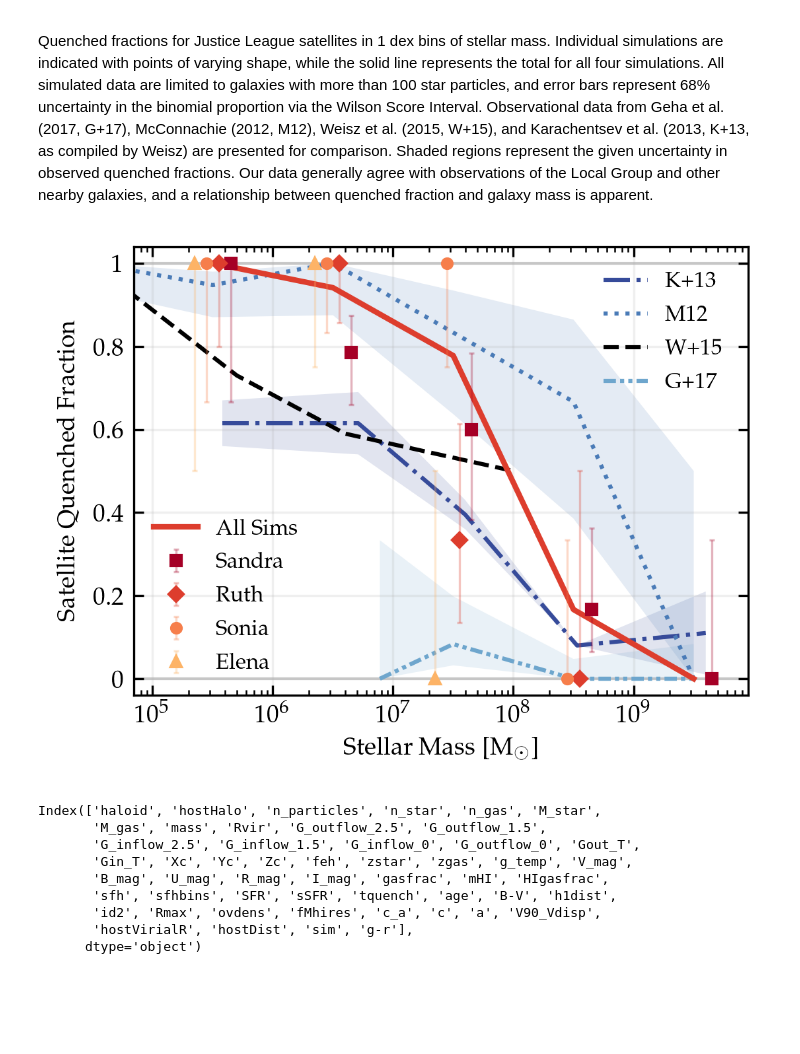
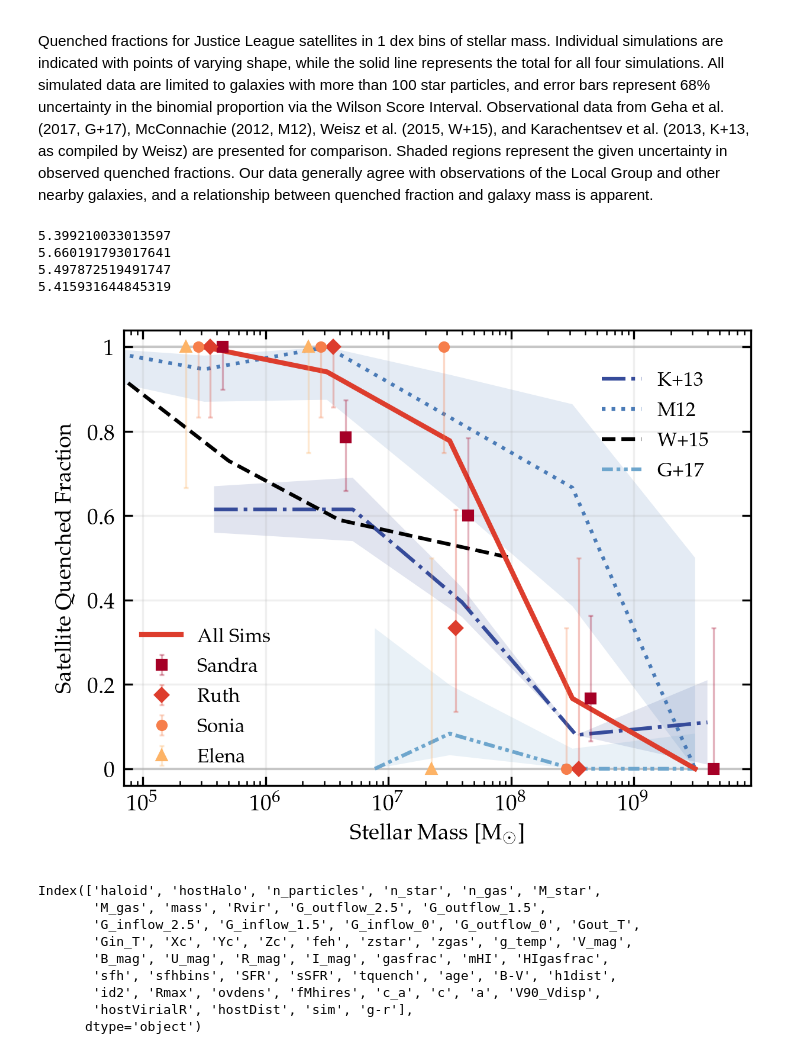
Before and after one commit to hollisakins/Justice_League_Code, a Jupyter notebook: Analysis/QuenchedFractions/QuenchedFractions_F19.ipynb, the cells around one changed output. Cells and saved outputs as stored; diff of their text form; code cells hidden in the pictures; blank space fills up the shorter version.

```diff
--- a/Analysis/QuenchedFractions/QuenchedFractions_F19.ipynb
+++ b/Analysis/QuenchedFractions/QuenchedFractions_F19.ipynb
@@ -11,6 +11,7 @@ from scipy.stats import binned_statistic
 # we set the global matplotlib parameters so the fonts are all consistent and serif
 mpl.rc('font',**{'family':'serif','monospace':['Palatino']})
 mpl.rc('text', usetex=True)
+mpl.rcParams['figure.constrained_layout.use'] = True
 mpl.rcParams.update({'font.size': 9})
 # %% [markdown]
 ## Setup
@@ -147,7 +133,7 @@ obs_labels.append('G+17')
 # Now, plot the QFs for the individual simulations
 for name,label,color,mark,off in zip(['h148','h229','h242','h329'],['Sandra','Ruth','Sonia','Elena'],colors,['s','D','o','^'],offsets):
     data = read_file(name)
-    data = data[data['n_star']>100]
+    data = data[data['n_star']>50]
 
     # load in distance to nearest host
     dist, vir = distance_to_nearest_host(data)
@@ -158,7 +144,9 @@ for name,label,color,mark,off in zip(['h148','h229','h242','h329'],['Sandra','Ru
     q = quenched(data)[dist!=0]
     dist = dist[dist!=0]
 
-    bin_edges = np.arange(3,11)
+    print(np.min(mass))
+
+    bin_edges = np.arange(5,11)
     y2, binEdges2 = np.histogram(mass,bins=bin_edges)
     bincenters2 = 0.5*(binEdges2[1:]+binEdges2[:-1])
     y1, binEdges1 = np.histogram(mass[q],bins=bin_edges)
@@ -187,35 +175,39 @@ for name,label,color,mark,off in zip(['h148','h229','h242','h329'],['Sandra','Ru
     [cap.set_alpha(0.3) for cap in caps]
 
     sim_plots.append(mpl.container.ErrorbarContainer((markers, caps, bars), has_yerr=True))
     sim_labels.append(label)
 
 
 ax.plot([1e3,1e12],[0,0],linestyle='-',color='k',linewidth=1,zorder=0,alpha=0.2)
 ax.plot([1e3,1e12],[1,1],linestyle='-',color='k',linewidth=1,zorder=0,alpha=0.2)
 
 # labels and limits
 ax.set_xlabel('Stellar Mass [$\mathrm{M}_{\odot}$]')
 ax.set_ylabel('Satellite Quenched Fraction')
 ax.set_ylim(-0.04,1.04)
 ax.set_xlim(7e4,9e9)
 ax.grid(alpha=0.2)
 
 # legend and ticks
 leg1 = ax.legend(sim_plots, sim_labels, prop={'size':8},frameon=False, loc='lower left')
 leg2 = ax.legend(obs_plots, obs_labels, prop={'size':8},frameon=False, loc=(0.75,0.65))
 ax.add_artist(leg1)
 
 ax.semilogx()
 ax.tick_params(direction='in',which='both')
 ax.yaxis.set_ticks_position('both')
 ax.xaxis.set_ticks_position('both')
 ax.set_yticklabels([None,0,0.2,0.4,0.6,0.8,1])
 
 # save and show
-# plt.savefig('QF_F19.png',dpi=300)
+plt.savefig('QF_S20.png',dpi=300)
 plt.show()
 # %% [output]
+5.399210033013597
+5.660191793017641
+5.497872519491747
+5.415931644845319
-[figure, old version]
+[figure, new version]
 # %%
 data = read_sat() # function defined in bulk.py
 data.keys()
```
Also changed, not shown: parts of 1 cell of this notebook, 12 other files.
